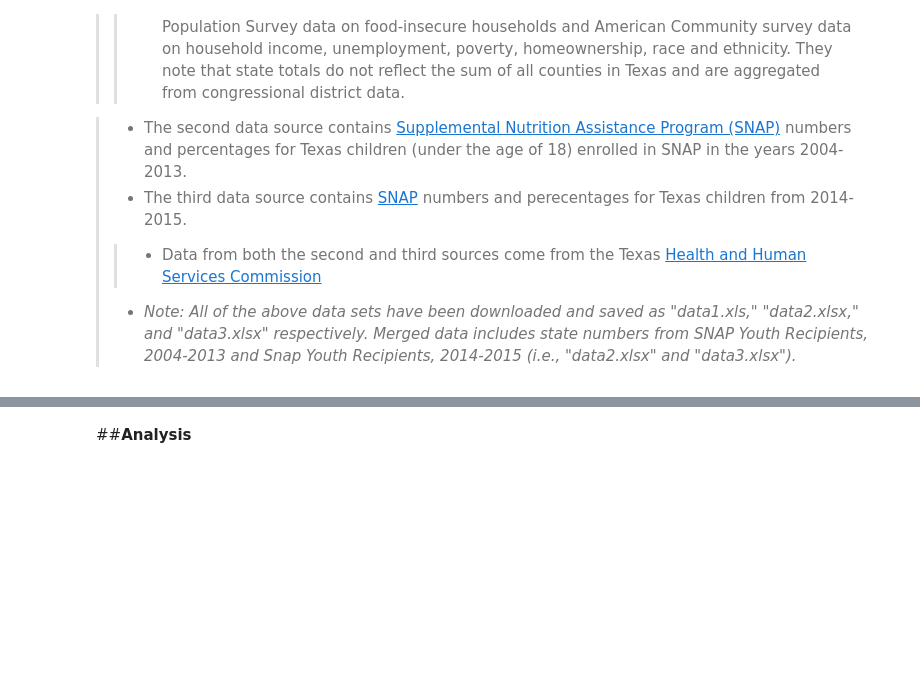
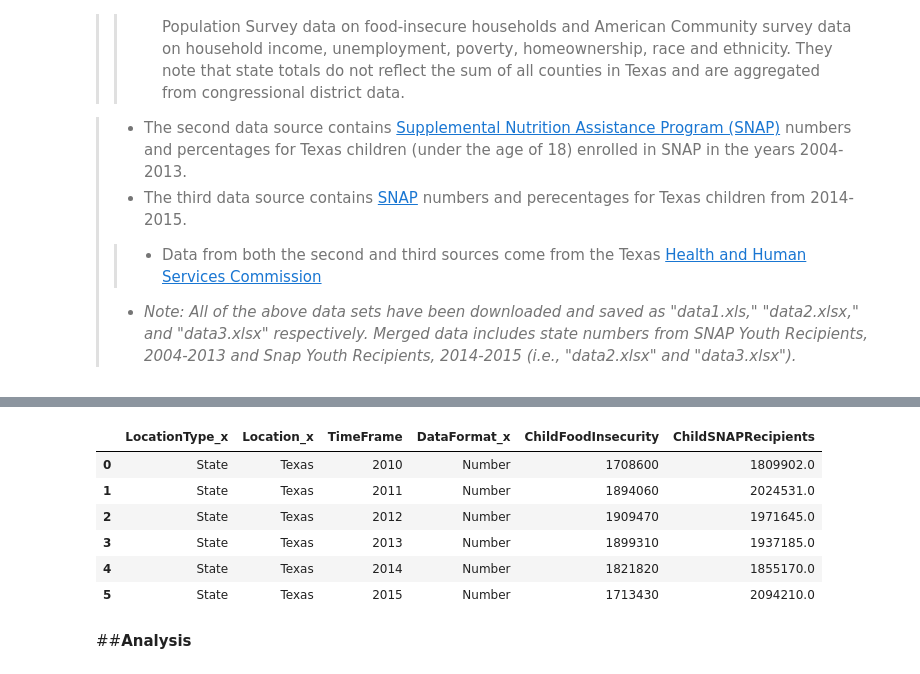
Before and after one commit to mirandabad/THA4, a Jupyter notebook: Take_Home_Assignment_4.ipynb, the cells around one changed output, grey strips where cells are left out. Saved outputs shown, nothing was run; the diff lists cells and outputs as text; code cells hidden in the pictures; blank space fills up the shorter version.

```diff
--- a/Take_Home_Assignment_4.ipynb
+++ b/Take_Home_Assignment_4.ipynb
@@ -27,0 +57,17 @@ Import state specific info for child food insecurity numbers and percentages (i.
+# %%
+import pandas as pd
+
+#The raw dataset was downloaded at: https://datacenter.kidscount.org/rawdata.axd?ind=3148&loc=45
+
+data2 = pd.read_excel("data2.xlsx")
+
+#Remove all county data for 1995-2013
+filtered1 = data2.loc[data2[(data2["Location"]=="Texas")].index, :]
+#Remove all percent data for 1995-2013
+filtered2 = filtered1.loc[filtered1[(filtered1["DataFormat"]=="Number")].index, :]
+#Remove 1995-2009 data
+snap_data = filtered2.loc[filtered2[(filtered2["TimeFrame"]>2009)].index, :]
+#Rename "Data" column to "ChildSNAPRecipients"
+snap_data.rename(columns={"Data":"ChildSNAPRecipients"}, inplace=True)
+
+print(snap_data)
@@ -109,2 +119,15 @@ Merge SNAP Recipients, 2004-2013 (i.e., "data2.xlsx") and SNAP Recipients, 2014-
+# %%
+#merge child food insecurity data with child SNAP recipient data for 2010-2015
+joi= food_insecurity_data.merge(snap_data_merged, on="TimeFrame")
+joi = joi.drop(columns=["LocationType_y","Location_y","DataFormat_y"])
+joi
+# %% [output]
+|  | LocationType_x | Location_x | TimeFrame | DataFormat_x | ChildFoodInsecurity | ChildSNAPRecipients |
+| 0 | State | Texas | 2010 | Number | 1708600 | 1809902.0 |
+| 1 | State | Texas | 2011 | Number | 1894060 | 2024531.0 |
+| 2 | State | Texas | 2012 | Number | 1909470 | 1971645.0 |
+| 3 | State | Texas | 2013 | Number | 1899310 | 1937185.0 |
+| 4 | State | Texas | 2014 | Number | 1821820 | 1855170.0 |
+| 5 | State | Texas | 2015 | Number | 1713430 | 2094210.0 |
 # %% [markdown]
 ##**Analysis**
```
Also changed, not shown: parts of 17 cells of this notebook.
